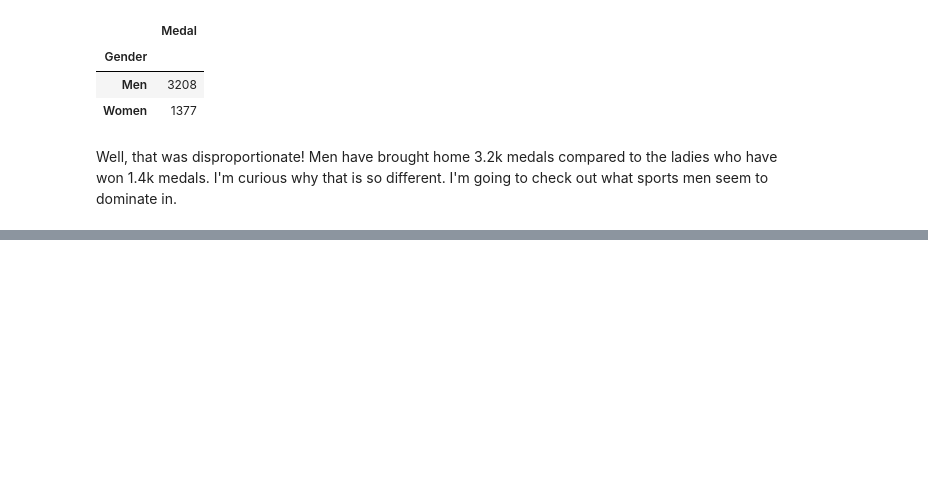
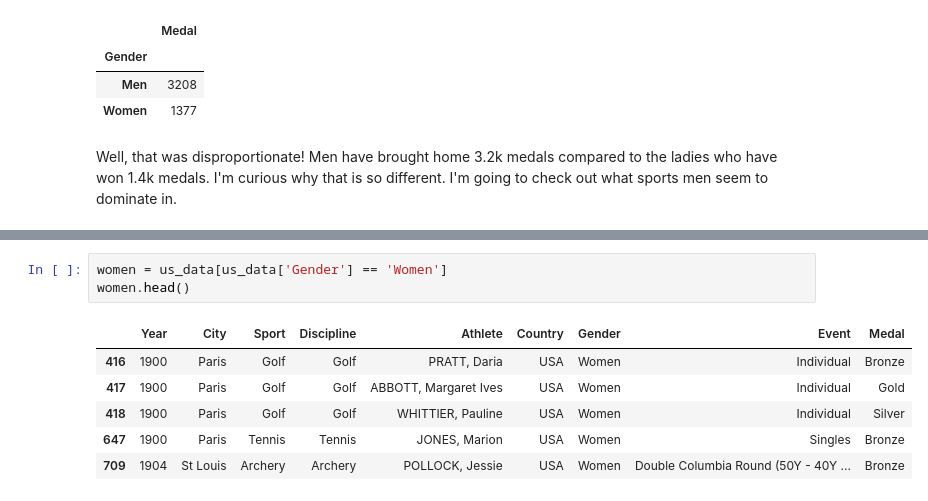
Before and after one commit to mcerow/summer_olympics, a Jupyter notebook: Summer_Olympics.ipynb, the cells around one changed output, grey strips where cells are left out. Drawn from its saved outputs; the diff is of its cells as text; blank space fills up the shorter version.

```diff
--- a/Summer_Olympics.ipynb
+++ b/Summer_Olympics.ipynb
@@ -243,0 +279,10 @@ Well, that was disproportionate! Men have brought home 3.2k medals compared to t
+# %%
+women = us_data[us_data['Gender'] == 'Women']
+women.head()
+# %% [output]
+|  | Year | City | Sport | Discipline | Athlete | Country | Gender | Event | Medal |
+| 416 | 1900 | Paris | Golf | Golf | PRATT, Daria | USA | Women | Individual | Bronze |
+| 417 | 1900 | Paris | Golf | Golf | ABBOTT, Margaret Ives | USA | Women | Individual | Gold |
+| 418 | 1900 | Paris | Golf | Golf | WHITTIER, Pauline | USA | Women | Individual | Silver |
+| 647 | 1900 | Paris | Tennis | Tennis | JONES, Marion | USA | Women | Singles | Bronze |
+| 709 | 1904 | St Louis | Archery | Archery | POLLOCK, Jessie | USA | Women | Double Columbia Round (50Y - 40Y ... | Bronze |
```
Also changed, not shown: parts of 7 cells of this notebook.
